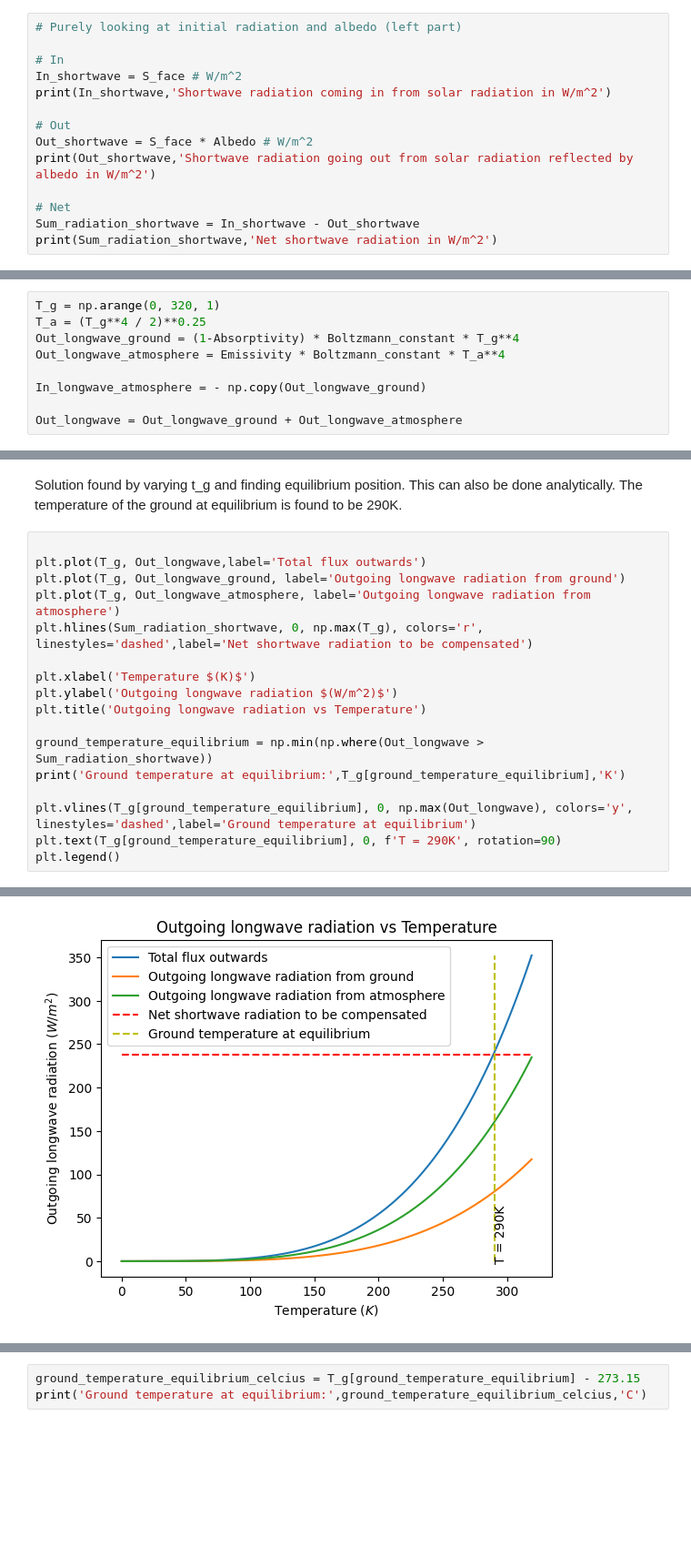
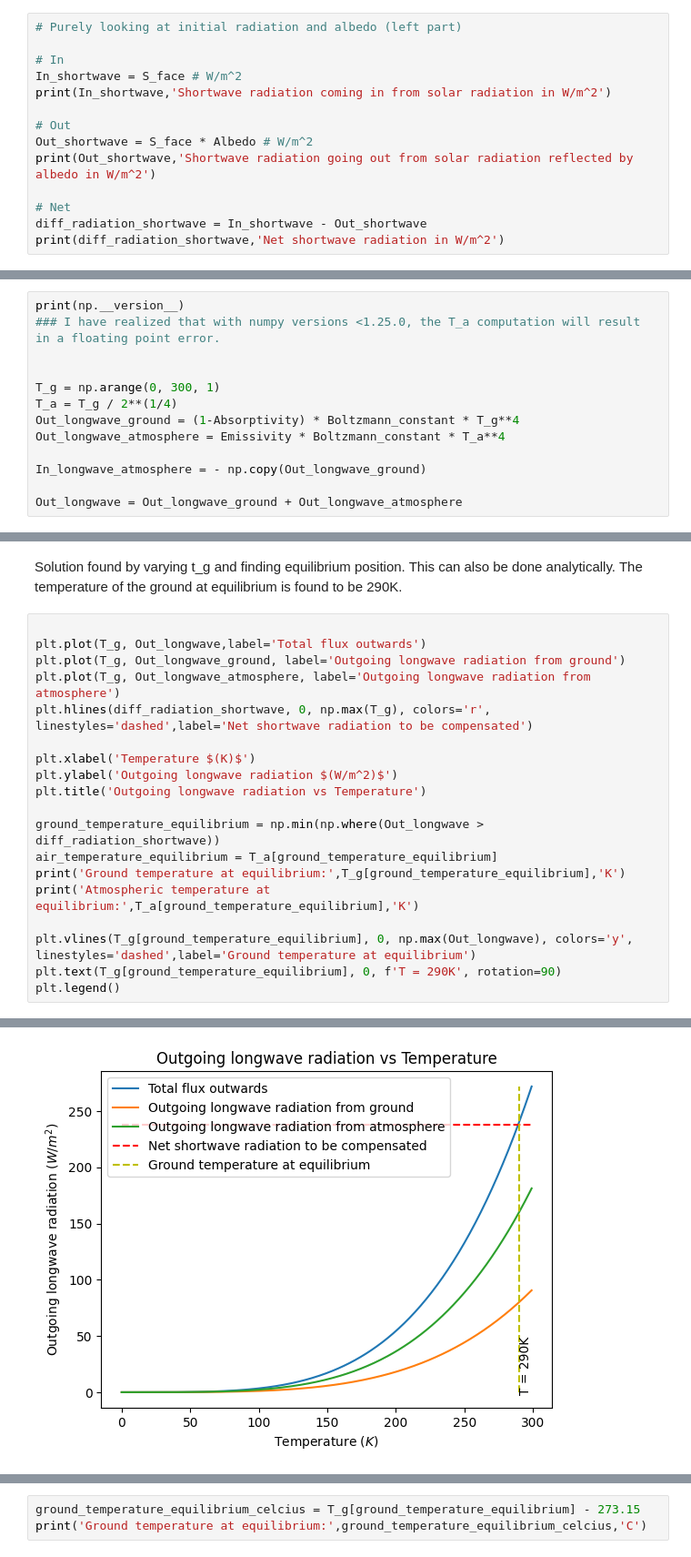
Before and after one commit to yongxingloo/Radiative_equilibrium, a Jupyter notebook: Source_code.ipynb, the cells around one changed output, grey strips where cells are left out. Shown at 91% size. Drawn from its saved outputs; the diff is of its cells as text; blank space fills up the shorter version.

```diff
--- a/Source_code.ipynb
+++ b/Source_code.ipynb
@@ -46,8 +66,8 @@ Out_shortwave = S_face * Albedo # W/m^2
 print(Out_shortwave,'Shortwave radiation going out from solar radiation reflected by albedo in W/m^2')
 
 # Net
-Sum_radiation_shortwave = In_shortwave - Out_shortwave
-print(Sum_radiation_shortwave,'Net shortwave radiation in W/m^2')
+diff_radiation_shortwave = In_shortwave - Out_shortwave
+print(diff_radiation_shortwave,'Net shortwave radiation in W/m^2')
 # %% [output]
 340.25 Shortwave radiation coming in from solar radiation in W/m^2
 102.075 Shortwave radiation going out from solar radiation reflected by albedo in W/m^2
@@ -75,6 +116,10 @@ We can therefore find equilibrium surface temperature by varying T_g and seeing
 # %%
-T_g = np.arange(0, 320, 1)
-T_a = (T_g**4 / 2)**0.25
+print(np.__version__)
+### I have realized that with numpy versions <1.25.0, the T_a computation will result in a floating point error.
+
+
+T_g = np.arange(0, 300, 1)
+T_a = T_g / 2**(1/4)
 Out_longwave_ground = (1-Absorptivity) * Boltzmann_constant * T_g**4
 Out_longwave_atmosphere = Emissivity * Boltzmann_constant * T_a**4
 
@@ -88,14 +135,16 @@ Solution found by varying t_g and finding equilibrium position. This can also be
 plt.plot(T_g, Out_longwave,label='Total flux outwards')
 plt.plot(T_g, Out_longwave_ground, label='Outgoing longwave radiation from ground')
 plt.plot(T_g, Out_longwave_atmosphere, label='Outgoing longwave radiation from atmosphere')
-plt.hlines(Sum_radiation_shortwave, 0, np.max(T_g), colors='r', linestyles='dashed',label='Net shortwave radiation to be compensated')
+plt.hlines(diff_radiation_shortwave, 0, np.max(T_g), colors='r', linestyles='dashed',label='Net shortwave radiation to be compensated')
 
 plt.xlabel('Temperature $(K)$')
 plt.ylabel('Outgoing longwave radiation $(W/m^2)$')
 plt.title('Outgoing longwave radiation vs Temperature')
 
-ground_temperature_equilibrium = np.min(np.where(Out_longwave > Sum_radiation_shortwave))
+ground_temperature_equilibrium = np.min(np.where(Out_longwave > diff_radiation_shortwave))
+air_temperature_equilibrium = T_a[ground_temperature_equilibrium]
 print('Ground temperature at equilibrium:',T_g[ground_temperature_equilibrium],'K')
+print('Atmospheric temperature at equilibrium:',T_a[ground_temperature_equilibrium],'K')
 
 plt.vlines(T_g[ground_temperature_equilibrium], 0, np.max(Out_longwave), colors='y', linestyles='dashed',label='Ground temperature at equilibrium')
 plt.text(T_g[ground_temperature_equilibrium], 0, f'T = 290K', rotation=90)
@@ -105,2 +155,2 @@ Ground temperature at equilibrium: 290 K
 <matplotlib.legend.Legend at 0x...>
-[figure, old version]
+[figure, new version]
```
Also changed, not shown: parts of 58 cells of this notebook, 2 other files.
